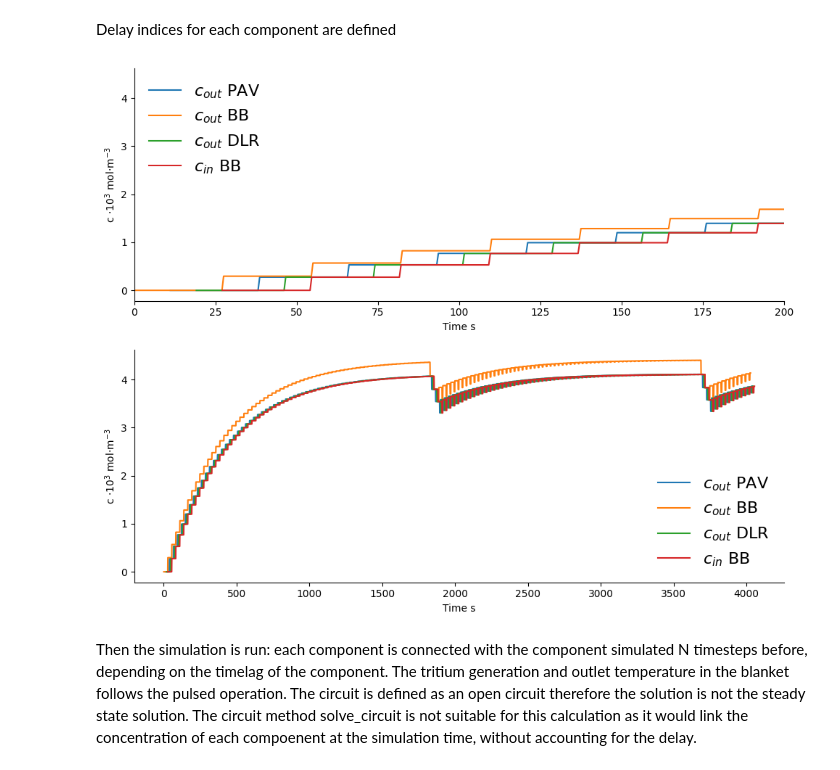
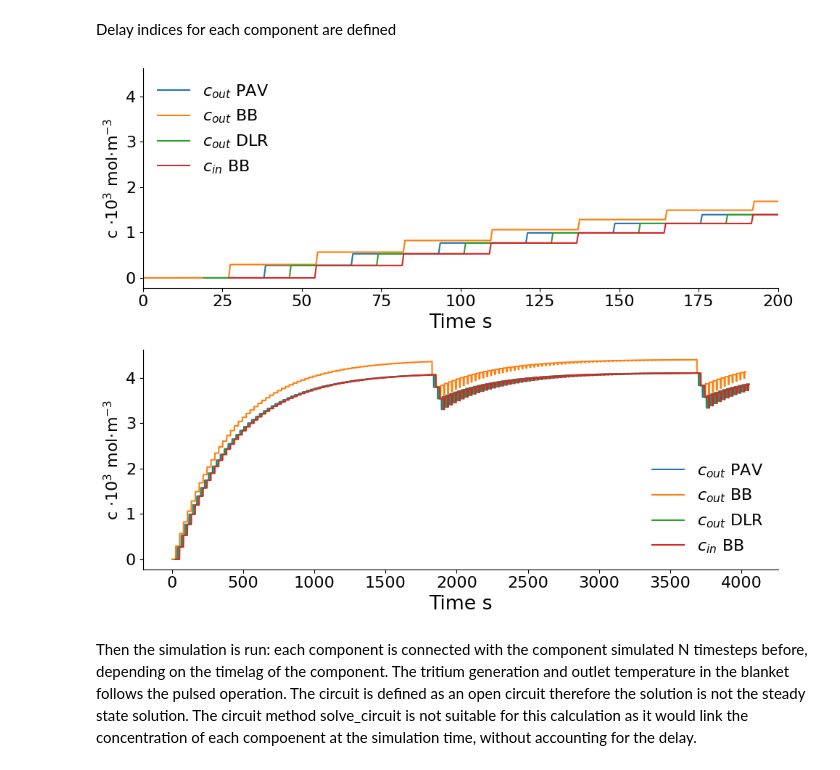
Before and after one commit to gabriele-ferrero/TRIOMA_Verification, a Jupyter notebook: Transient_Studies/PseudoTransient_T.ipynb, the cells around one changed output. Drawn from its saved outputs; the diff is of its cells as text; code cells hidden in the pictures.

```diff
--- a/Transient_Studies/PseudoTransient_T.ipynb
+++ b/Transient_Studies/PseudoTransient_T.ipynb
@@ -82,7 +82,7 @@ Connection = Component(c_in=c_in, geometry=connection_geom,fluid=flibe, membrane
 Connection2 = Component(c_in=c_in, geometry=connection_geom,fluid=flibe, membrane=Steel, name='PAV3',loss=True)
 Connection.membrane.D=Connection.membrane.D*1E-1
 Connection2.membrane.D=Connection2.membrane.D*1E-1
-BB=BreedingBlanket(Q=0.5E9,TBR=1.08,T_out=900,T_in=800,fluid=flibe, c_in=1E-10,name="BB" )
+BB=BreedingBlanket(Q_plasma=0.5E9,Q=0.5E9,TBR=1.08,T_out=900,T_in=800,fluid=flibe, c_in=1E-10,name="BB" )
 BB.get_flowrate()
 Circuit1=Circuit(components=[BB,PAV,Connection,Connection2],closed=False)
 Circuit1.solve_circuit()
@@ -185,6 +185,7 @@ delay_ind_BB=math.ceil(delay_BB/dt)
 T_out_ss=BB.T_out
 while t<t_final:
     BB.Q=0.5E9*lin_ramp_pulse(t)
+    BB.Q_plasma=0.5E9*lin_ramp_pulse(t)
     BB.get_cout()
     BB.T_out=BB.T_in+(BB.Q/BB.m_coolant/BB.fluid.cp)
     PAV.c_in=BB_outlet_c[i-delay_ind_BB]
@@ -247,36 +248,36 @@ fig, (ax1, ax2) = plt.subplots(2, 1, figsize=(10, 8))
 ## set the font size of the labels
 plt.rcParams.update({'font.size': 16})
 plt.rcParams.update({'axes.labelsize': 'large'})
 # First subplot
 ax1.plot(t_vec + delay_PAV, PAV_outlet_c*1E3, label=r"$c_{out}$ PAV ")
 ax1.plot(t_vec, BB_outlet_c*1E3, label=r"$c_{out}$ BB")
 ax1.plot(t_vec + delay_connection, outlet_connection1*1E3, label=r"$c_{out}$ DLR")
 # ax1.plot(t_vec + delay_ind_connection2, outlet_connection2, label="Connection 2 outlet c")
 ax1.plot(t_vec + delay_connection2, BB_inlet_c*1E3, label=r"$c_{in}$ BB")
 ax1.legend(loc='upper left', frameon=False)
 ax1.set_xlabel("Time s")
-ax1.set_ylabel(r"c $\cdot 10^3$ mol$\cdot$m$^{-3}$")
+ax1.set_ylabel(r"c $\cdot 10^3$ mol$\cdot$m$^{-3}$", fontsize=16)
 ax1.spines['right'].set_visible(False)
 ax1.spines['top'].set_visible(False)
 ax1.set_xlim([0, 200])
 
 # Second subplot
 ax2.plot(t_vec + delay_PAV, PAV_outlet_c*1E3, label=r"$c_{out}$ PAV ")
 ax2.plot(t_vec, BB_outlet_c*1E3, label=r"$c_{out}$ BB")
 ax2.plot(t_vec + delay_connection, outlet_connection1*1E3, label=r"$c_{out}$ DLR")
 # ax2.plot(t_vec + delay_ind_connection2, outlet_connection2, label="Connection 2 outlet c")
 ax2.plot(t_vec + delay_connection2, BB_inlet_c*1E3, label=r"$c_{in}$ BB")
 ax2.legend(loc='lower right',  frameon=False)
 ax2.set_xlabel("Time s")
-ax2.set_ylabel(r"c $\cdot 10^3$ mol$\cdot$m$^{-3}$")
+ax2.set_ylabel(r"c $\cdot 10^3$ mol$\cdot$m$^{-3}$",fontsize=16)
 ax2.spines['right'].set_visible(False)
 ax2.spines['top'].set_visible(False)
 
 
 plt.tight_layout()
 plt.savefig("c_concentration_allcomponents.png",dpi=300)
 # %% [output]
-[figure, old version]
+[figure, new version]
 # %%
 
 # delay_ind_BB=math.ceil(delay_BB/dt)
```
Also changed, not shown: parts of 2 cells of this notebook, 1 other file.
